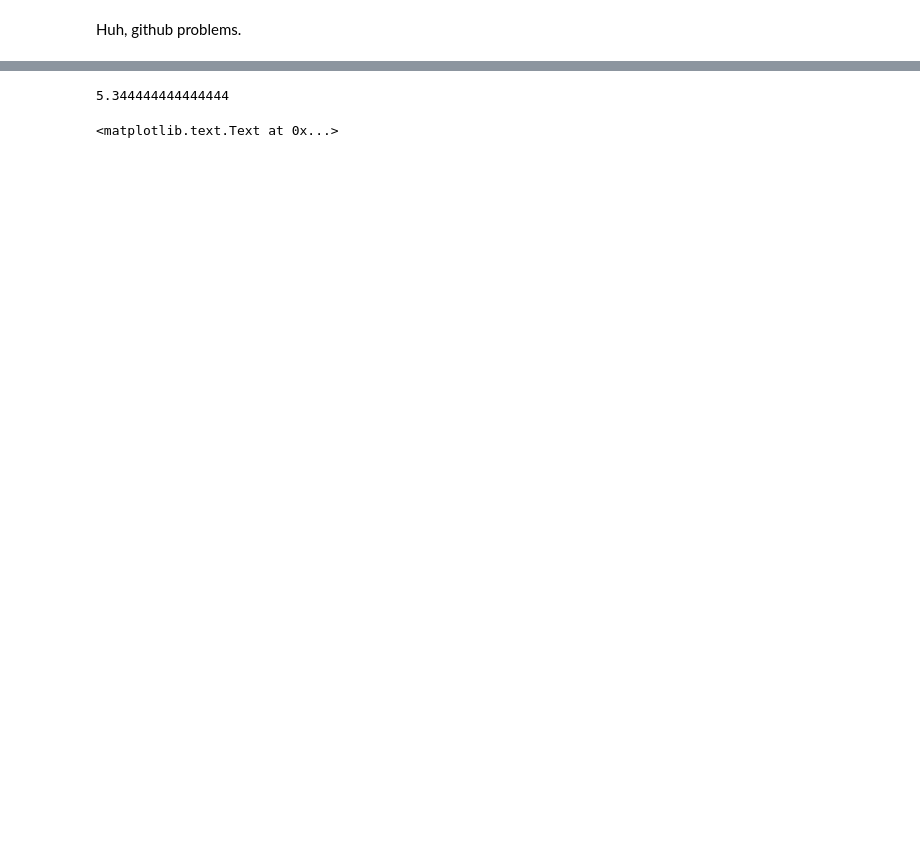
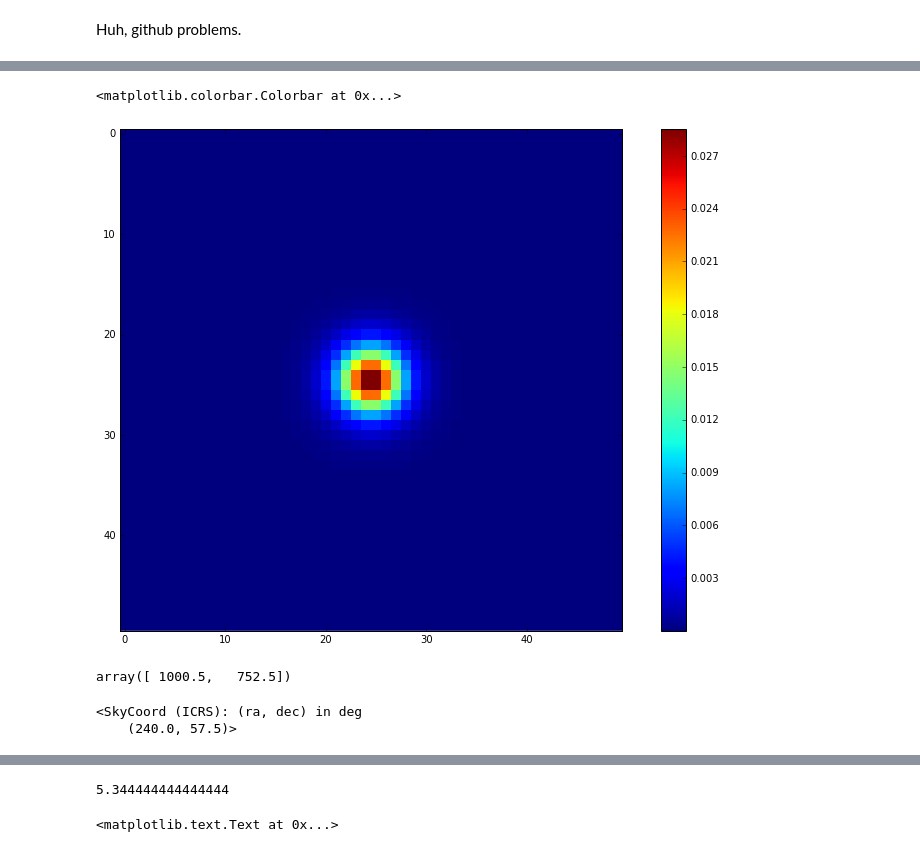
Before and after one commit to AnthonyHorton/astroimsim, a Jupyter notebook: Australian Space Eye.ipynb, the cells around one changed output, grey strips where cells are left out. Cells and saved outputs as stored; diff of their text form; code cells hidden in the pictures; blank space fills up the shorter version.

```diff
--- a/Australian Space Eye.ipynb
+++ b/Australian Space Eye.ipynb
@@ -273,0 +288,12 @@ Huh, github problems.
+# %%
+grid = np.indices((50,50))
+# %%
+plt.imshow(moffat(np.hypot(grid[0]-24.5, grid[1]-24.5), 5, 5.0), interpolation='none')
+plt.colorbar()
+# %% [output]
+<matplotlib.colorbar.Colorbar at 0x...>
+[figure, added]
+# %%
+real_i.wcs.wcs.crpix
+# %% [output]
+array([ 1000.5,   752.5])
@@ -273,0 +302,6 @@ Huh, github problems.
+# %%
+c = SkyCoord(centre)
+c
+# %% [output]
+<SkyCoord (ICRS): (ra, dec) in deg
+    (240.0, 57.5)>
```
Also changed, not shown: parts of 22 cells of this notebook, 1 other file.
